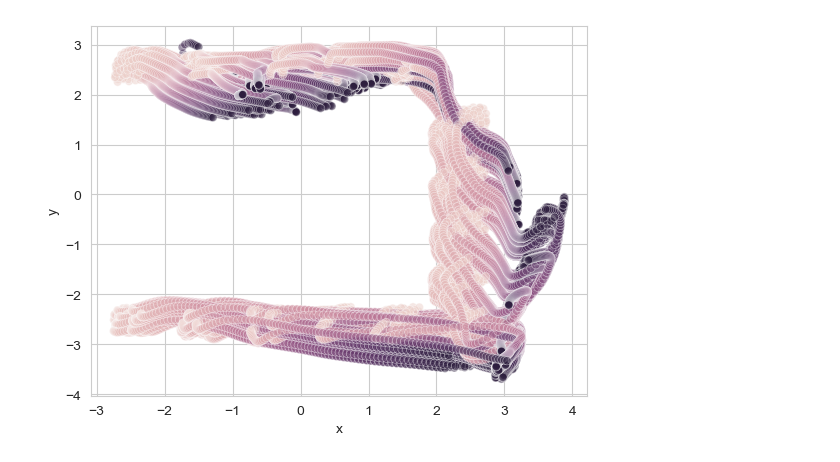
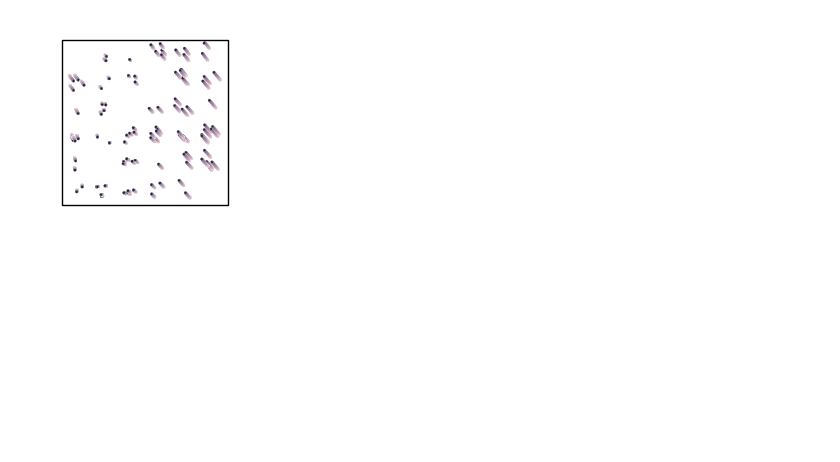
Before and after one commit to cmlangdon/point-maze, a Jupyter notebook: Notebooks/ModelViz.ipynb, the cells around one changed output. Drawn from its saved outputs; the diff is of its cells as text; code cells hidden in the pictures; blank space fills up the shorter version.

```diff
--- a/Notebooks/ModelViz.ipynb
+++ b/Notebooks/ModelViz.ipynb
@@ -4,10 +4,13 @@ import gymnasium as gym
 import numpy as np
 import torch.nn as nn
 import torch
+import matplotlib
 import matplotlib.pyplot as plt
 import pandas as pd
 from matplotlib import gridspec
 import seaborn as sns
+plt.rcParams["axes.grid"] = False
+matplotlib.rcParams['axes.linewidth'] = .75
 from Models.actor import *
 from Models.world import *
 from stable_baselines3 import PPO
@@ -38,9 +21,8 @@ device = 'cpu'
 world_network  = torch.load('Data/world_network.pth',map_location='cpu',weights_only=False)
 actor_network  = torch.load('Data/actor_network.pth',map_location='cpu',weights_only=False)
 # %%
-# Creat dataset
-def generate_experience(actor,env,device,NUM_EPISODES = 1000,MAX_STEPS = 100):
-
+# FUNCTION FOR GENERATING EXPERIENCE WITH AN ACTOR
+def generate_experience(actor,env,NUM_EPISODES = 1000, MAX_STEPS = 100, device='cpu'):
     inputs = torch.zeros(NUM_EPISODES, 6)
     labels = torch.zeros(NUM_EPISODES, MAX_STEPS, 7)
     for episode in range(NUM_EPISODES):
@@ -50,15 +32,18 @@ def generate_experience(actor,env,device,NUM_EPISODES = 1000,MAX_STEPS = 100):
         state = env.reset()
         # Reshape state variable
         state = torch.tensor(np.concatenate([state[0]['observation'], state[0]['desired_goal']])).float()
+
         inputs[episode, :] = state
 
         for step in range(MAX_STEPS):
             action = actor(state.to(device))
+
             # Take step in environment to get new state and reward
-            new_state, reward, _, _, _ = env.step(action.detach().cpu())
+            new_state, reward, _, _, _ = env.step(action.detach().cpu().numpy())
             new_state = torch.tensor(np.concatenate([new_state['observation'], new_state['desired_goal']])).float()
 
             # Add data
+
             labels[episode, step, :] = torch.hstack([state, torch.tensor(reward).float()])
 
             # Set current state to new state
@@ -111,23 +118,43 @@ plot_reward_model(world_network,actor_network,env,num_episodes = 1000,max_steps
 # %%
 # PLOT 2D TRAJECTORIES (REAL OR SIMULATED) IN ENVIRONMENT
-def plot_model_trajectories(world_network,actor_network,env,num_episodes =1000,max_steps = 100):
-    inputs,labels = generate_experience(actor_network,env,'cpu',num_episodes,max_steps)
+def plot_model_trajectories(world_network,env,NUM_EPISODES =1000,MAX_STEPS = 100):
+    inputs,labels = generate_experience(world_network.actor_network,env,NUM_EPISODES = NUM_EPISODES,MAX_STEPS = MAX_STEPS)
     outputs = world_network.forward(inputs)
     rows = []
     for episode in range(outputs.shape[0]):
         for t in range(outputs.shape[1]):
             rows.append({'episode':episode,
                          't':t,
-                         'x': outputs[episode,t,0].item(),
-                         'y': outputs[episode,t,1].item(),})
+                         'x': labels[episode,t,0].item(),
+                         'y': labels[episode,t,1].item(),})
 
     df = pd.DataFrame(rows)
-    sns.scatterplot(x='x',y='y',hue='t',data=df,legend=False,alpha=.5)
+    fig = plt.figure(figsize=(2.5, 2.5))
+    gs = gridspec.GridSpec(1, 1)
+    ax = fig.add_subplot(gs[0, 0])
+    sns.scatterplot(x='x',y='y',hue='t',data=df,legend=False,alpha=.5,ax=ax,s=4)
+    ax.set_xlim(-3.5,3.5)
+    ax.set_ylim(-3.5,3.5)
+    rect = matplotlib.patches.Rectangle((-3, -3), 6,6, linewidth=1, edgecolor='k', facecolor='none')
+
+    # Add the patch to the Axes
+    ax.add_patch(rect)
+    ax.spines['right'].set_visible(False)
+    ax.spines['top'].set_visible(False)
+    ax.spines['bottom'].set_visible(False)
+    ax.spines['left'].set_visible(False)
+#     ax.xaxis.set_tick_params(labelsize=6,bottom=True)
+#     ax.yaxis.set_tick_params(labelsize=6,left=True)
+
+    ax.set_yticklabels([])
+    ax.set_xticklabels([])
+    ax.set_xlabel('', fontsize=8)
+    ax.set_ylabel('', fontsize=8)
 # %%
 world_network.N_STEPS = 100
 world_network.device = 'cpu'
-plot_model_trajectories(world_network,actor_network,env,num_episodes =1000,max_steps = 100)
+plot_model_trajectories(world_network,env,NUM_EPISODES =100,MAX_STEPS = 100)
 # %% [output]
-[figure, old version]
+[figure, new version]
 # %%
 # SIMULATE ACTOR
```
Also changed, not shown: parts of 6 cells of this notebook.
